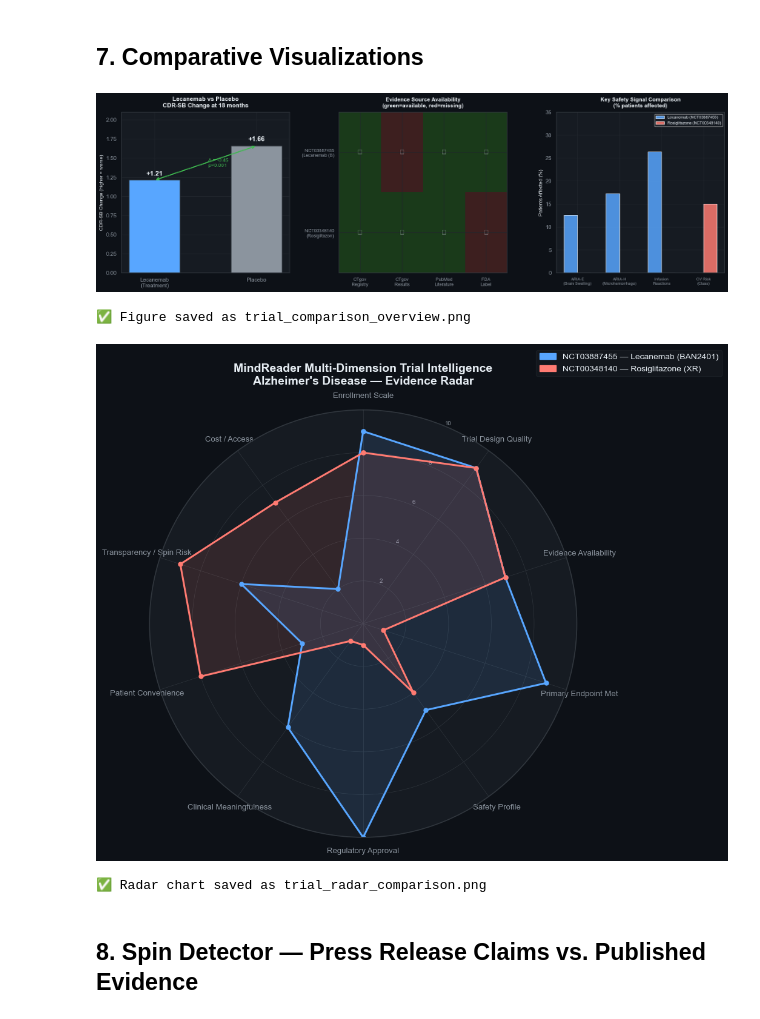
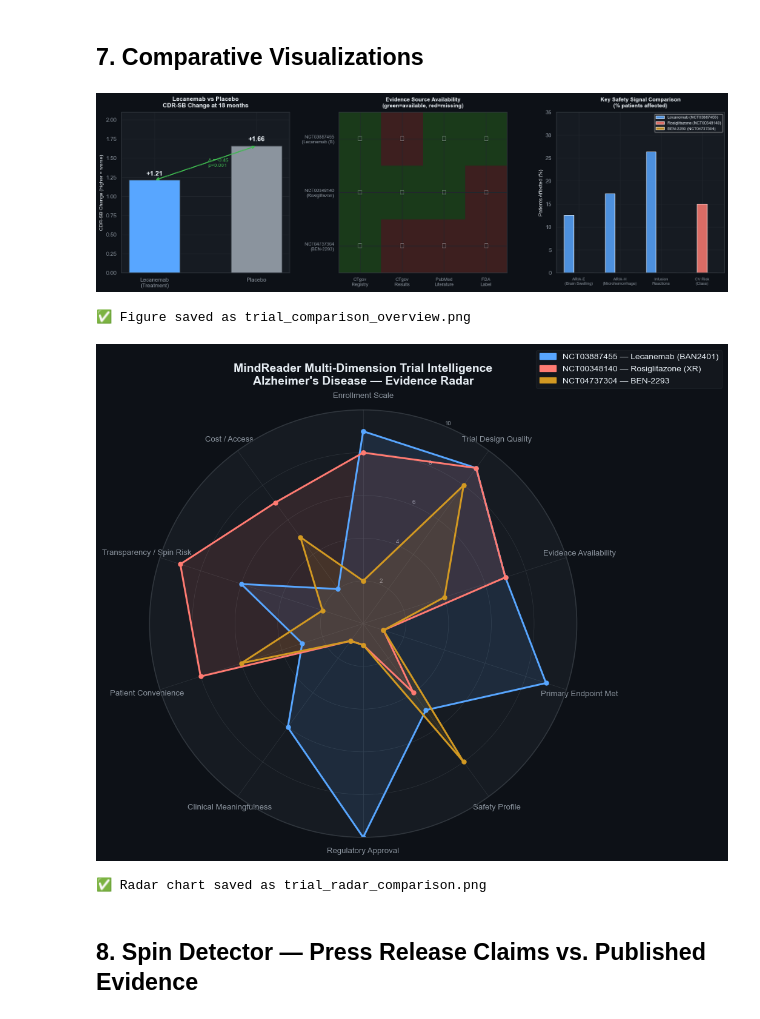
Before and after one commit to Mindreader-org/Clinical-Trial-Data-EDA, a Jupyter notebook: 7_mindreader_evidence_pipeline.ipynb, the cells around one changed output. Cells and saved outputs as stored; diff of their text form; code cells hidden in the pictures.

Commit message:
feat: add BEN-2293 clinical trial data to evidence pipeline and update comparison outputs

```diff
--- a/7_mindreader_evidence_pipeline.ipynb
+++ b/7_mindreader_evidence_pipeline.ipynb
@@ -997,6 +1034,37 @@ EVIDENCE = {
         'cost_usd_year':       None,
         'administration':      'Oral daily tablet',
     },
+    'NCT04737304': {
+        'drug':                'BEN-2293 (BenevolentAI)',
+        'source':              'BenevolentAI April 2023 Press Release',
+        'source_url':          'https://clinicaltrials.gov/study/NCT04737304',
+        'trial_design':        'Phase 1/2a RCT, double-blind, vehicle-controlled, 28 days, N=91',
+        'n_enrolled':          91,
+        'n_treatment':         None,
+        'n_placebo':           None,
+        'primary_endpoint':    'EASI and NRS change from baseline at Day 28',
+        'primary_result_tx':   None,
+        'primary_result_pl':   None,
+        'primary_diff':        None,
+        'primary_pvalue':      'NS (not significant)',
+        'primary_ci':          'N/A',
+        'relative_reduction':  'No significant effect',
+        'statistical_sig':     False,
+        'clinically_meaningful': 'NOT DEMONSTRATED',
+        'key_safety': {
+            'Safety & Tolerability': 'Safe and well-tolerated, no serious adverse events (SAEs) reported',
+            'Adverse Events':        'Most adverse events were mild or moderate and transient',
+        },
+        'fda_status':          'Not approved (program discontinued)',
+        'ema_status':          'Not approved',
+        'ctgov_has_results':   False,
+        'evidence_quality':    'LOW — Phase 2a RCT, small N, unpublished peer-reviewed results',
+        'spin_risk':           'HIGH — Company highlighted post-hoc subgroup (BSA > 20%) in press release to rescue overall trial failure',
+        'press_release_claim': '\"Statistically significant treatment effect in patients with BSA > 20%\"',
+        'data_reality':        'Primary endpoints (EASI and NRS in ITT population) failed to show statistical significance. Post-hoc subgroup was extremely small (~20 patients).',
+        'cost_usd_year':       None,
+        'administration':      'Topical daily cream',
+    },
 }
 
 print('✅ Evidence database loaded.')
@@ -1237,53 +1316,55 @@ ax2.set_xticks(range(len(sources)))
 ax2.set_xticklabels(sources, fontsize=9)
 ax2.set_yticks(range(len(trial_labels)))
 ax2.set_yticklabels(trial_labels, fontsize=9)
 ax2.set_title('Evidence Source Availability\n(green=available, red=missing)', fontsize=11, fontweight='bold', pad=10)
 for i in range(len(trial_labels)):
     for j in range(len(sources)):
         val = mat[i, j]
         ax2.text(j, i, '✅' if val else '❌', ha='center', va='center', fontsize=14)
 ax2.set_facecolor('#161b22')
 
 # --- Right: Safety Signal Comparison ----------------------------------------
 ax3 = axes[2]
 safety_items = ['ARIA-E\n(Brain Swelling)', 'ARIA-H\n(Microhemorrhage)', 'Infusion\nReactions', 'CV Risk\n(Class)']
 lec_pct  = [12.6, 17.3, 26.4, 0]
 rosi_pct = [0,    0,    0,    15]  # rosiglitazone — cardiovascular class risk
+ben_pct  = [0,    0,    0,    0]   # BEN-2293 — no safety signals reported
 x = np.arange(len(safety_items))
-w = 0.32
-b1 = ax3.bar(x - w/2, lec_pct,  w, label='Lecanemab (NCT03887455)', color=PALETTE['NCT03887455'], alpha=0.85)
-b2 = ax3.bar(x + w/2, rosi_pct, w, label='Rosiglitazone (NCT00348140)', color=PALETTE['NCT00348140'], alpha=0.85)
+w = 0.24
+b1 = ax3.bar(x - w, lec_pct,  w, label='Lecanemab (NCT03887455)', color=PALETTE['NCT03887455'], alpha=0.85)
+b2 = ax3.bar(x,     rosi_pct, w, label='Rosiglitazone (NCT00348140)', color=PALETTE['NCT00348140'], alpha=0.85)
+b3 = ax3.bar(x + w, ben_pct,  w, label='BEN-2293 (NCT04737304)', color=PALETTE['NCT04737304'], alpha=0.85)
 ax3.set_title('Key Safety Signal Comparison\n(% patients affected)', fontsize=11, fontweight='bold', pad=10)
 ax3.set_ylabel('Patients Affected (%)', fontsize=10)
 ax3.set_xticks(x)
 ax3.set_xticklabels(safety_items, fontsize=8)
 ax3.legend(fontsize=8, loc='upper right')
 ax3.set_ylim(0, 35)
 ax3.set_facecolor('#161b22')
 
 plt.tight_layout(pad=2)
 plt.savefig('trial_comparison_overview.png', dpi=150, bbox_inches='tight',
             facecolor='#0d1117', edgecolor='none')
 plt.show()
 print('✅ Figure saved as trial_comparison_overview.png')
 # %% [output]
-[figure, old version]
+[figure, new version]
 ✅ Figure saved as trial_comparison_overview.png
 # %%
 # ── Plot 2: Multi-dimension Radar / Spider Chart ─────────────────────────────
 from matplotlib.patches import FancyBboxPatch
 
 DIMENSIONS = {
-    'Enrollment Scale':         {'NCT03887455': 9,  'NCT00348140': 8},   # N=1795 vs 1468
-    'Trial Design Quality':     {'NCT03887455': 9,  'NCT00348140': 9},   # both RCT
-    'Evidence Availability':    {'NCT03887455': 7,  'NCT00348140': 7},   # lit but no CTgov results
-    'Primary Endpoint Met':     {'NCT03887455': 9,  'NCT00348140': 1},   # p<0.001 vs NS
-    'Safety Profile':           {'NCT03887455': 5,  'NCT00348140': 4},   # ARIA vs CV risk
-    'Regulatory Approval':      {'NCT03887455': 10, 'NCT00348140': 1},   # FDA approved vs not
-    'Clinical Meaningfulness':  {'NCT03887455': 6,  'NCT00348140': 1},   # debated vs zero
-    'Patient Convenience':      {'NCT03887455': 3,  'NCT00348140': 8},   # IV q2w vs oral daily
-    'Transparency / Spin Risk': {'NCT03887455': 6,  'NCT00348140': 9},   # moderate vs low spin
-    'Cost / Access':            {'NCT03887455': 2,  'NCT00348140': 7},   # $26k/yr vs cheap generic
+    'Enrollment Scale':         {'NCT03887455': 9,  'NCT00348140': 8,  'NCT04737304': 2},   # N=1795 vs 1468 vs 91
+    'Trial Design Quality':     {'NCT03887455': 9,  'NCT00348140': 9,  'NCT04737304': 8},   # RCT phase 1/2a
+    'Evidence Availability':    {'NCT03887455': 7,  'NCT00348140': 7,  'NCT04737304': 4},   # limited press release data
+    'Primary Endpoint Met':     {'NCT03887455': 9,  'NCT00348140': 1,  'NCT04737304': 1},   # overall trial failed
+    'Safety Profile':           {'NCT03887455': 5,  'NCT00348140': 4,  'NCT04737304': 8},   # safe/tolerable cream
+    'Regulatory Approval':      {'NCT03887455': 10, 'NCT00348140': 1,  'NCT04737304': 1},   # discontinued
+    'Clinical Meaningfulness':  {'NCT03887455': 6,  'NCT00348140': 1,  'NCT04737304': 1},   # not demonstrated
+    'Patient Convenience':      {'NCT03887455': 3,  'NCT00348140': 8,  'NCT04737304': 6},   # daily topical cream
+    'Transparency / Spin Risk': {'NCT03887455': 6,  'NCT00348140': 9,  'NCT04737304': 2},   # high spin risk
+    'Cost / Access':            {'NCT03887455': 2,  'NCT00348140': 7,  'NCT04737304': 5},   # N/A discontinued
 }
 
 labels   = list(DIMENSIONS.keys())
@@ -1321,7 +1402,7 @@ plt.savefig('trial_radar_comparison.png', dpi=150, bbox_inches='tight',
 plt.show()
 print('✅ Radar chart saved as trial_radar_comparison.png')
 # %% [output]
-[figure, old version]
+[figure, new version]
 ✅ Radar chart saved as trial_radar_comparison.png
 # %% [markdown]
 ## 8. Spin Detector — Press Release Claims vs. Published Evidence
```
Also changed, not shown: parts of 18 cells of this notebook, 2 other files.
